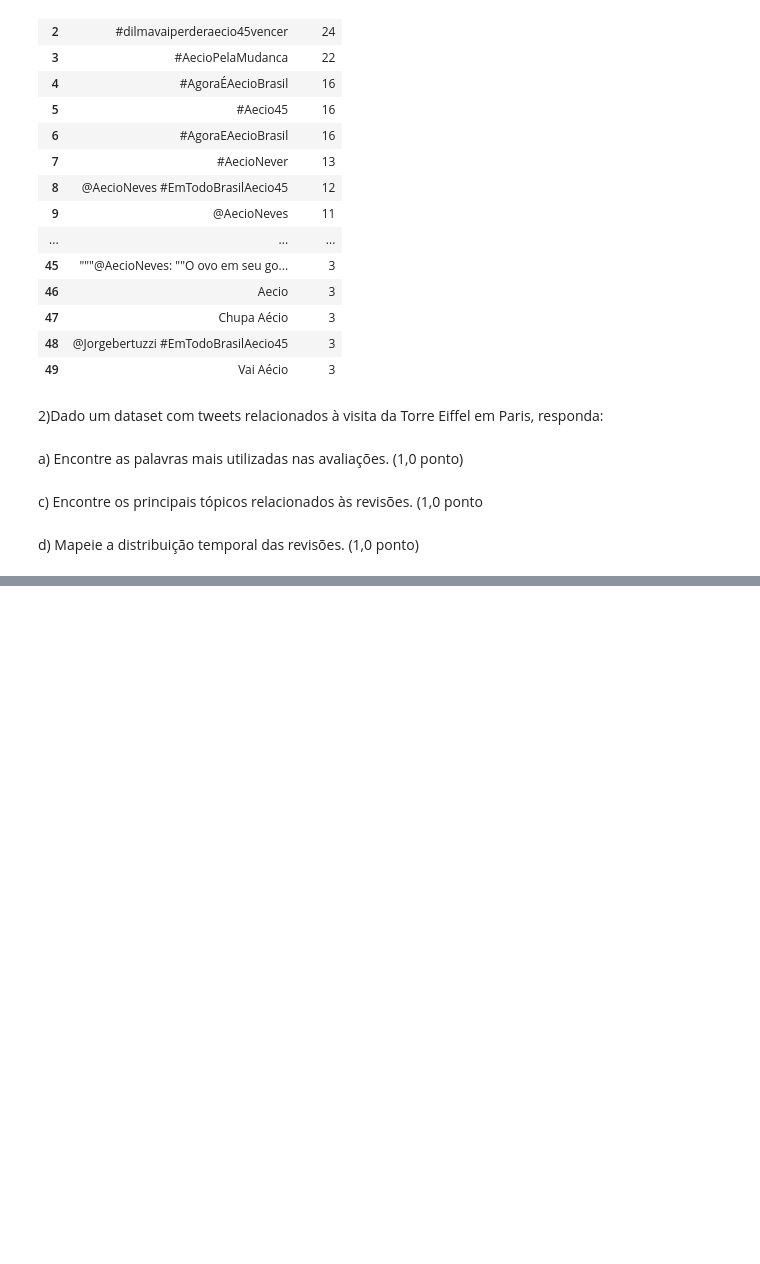
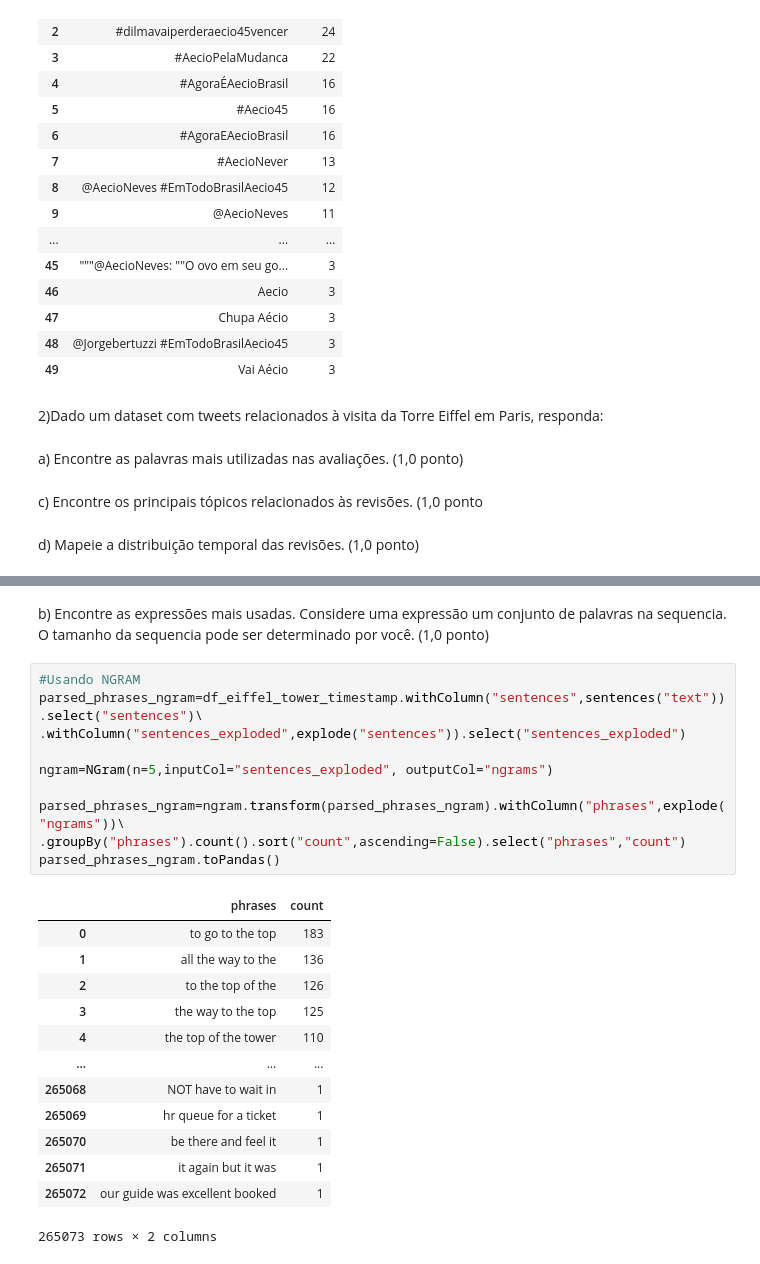
Before and after one commit to VicMisael/MapReduceNuvem2022, a Jupyter notebook: MapReduce.ipynb, the cells around one changed output, grey strips where cells are left out. Saved outputs shown, nothing was run; the diff lists cells and outputs as text; blank space fills up the shorter version.

```diff
--- a/MapReduce.ipynb
+++ b/MapReduce.ipynb
@@ -415,0 +364,28 @@ d) Mapeie a distribuição temporal das revisões. (1,0 ponto)
+# %% [markdown]
+b) Encontre as expressões mais usadas. Considere uma expressão um conjunto
+de palavras na sequencia. O tamanho da sequencia pode ser determinado por
+você. (1,0 ponto)
+# %%
+#Usando NGRAM
+parsed_phrases_ngram=df_eiffel_tower_timestamp.withColumn("sentences",sentences("text")).select("sentences")\
+.withColumn("sentences_exploded",explode("sentences")).select("sentences_exploded")
+
+ngram=NGram(n=5,inputCol="sentences_exploded", outputCol="ngrams")
+
+parsed_phrases_ngram=ngram.transform(parsed_phrases_ngram).withColumn("phrases",explode("ngrams"))\
+.groupBy("phrases").count().sort("count",ascending=False).select("phrases","count")
+parsed_phrases_ngram.toPandas()
+# %% [output]
+|  | phrases | count |
+| 0 | to go to the top | 183 |
+| 1 | all the way to the | 136 |
+| 2 | to the top of the | 126 |
+| 3 | the way to the top | 125 |
+| 4 | the top of the tower | 110 |
+| ... | ... | ... |
+| 265068 | NOT have to wait in | 1 |
+| 265069 | hr queue for a ticket | 1 |
+| 265070 | be there and feel it | 1 |
+| 265071 | it again but it was | 1 |
+| 265072 | our guide was excellent booked | 1 |
+265073 rows × 2 columns
```
Also changed, not shown: parts of 19 cells of this notebook.
